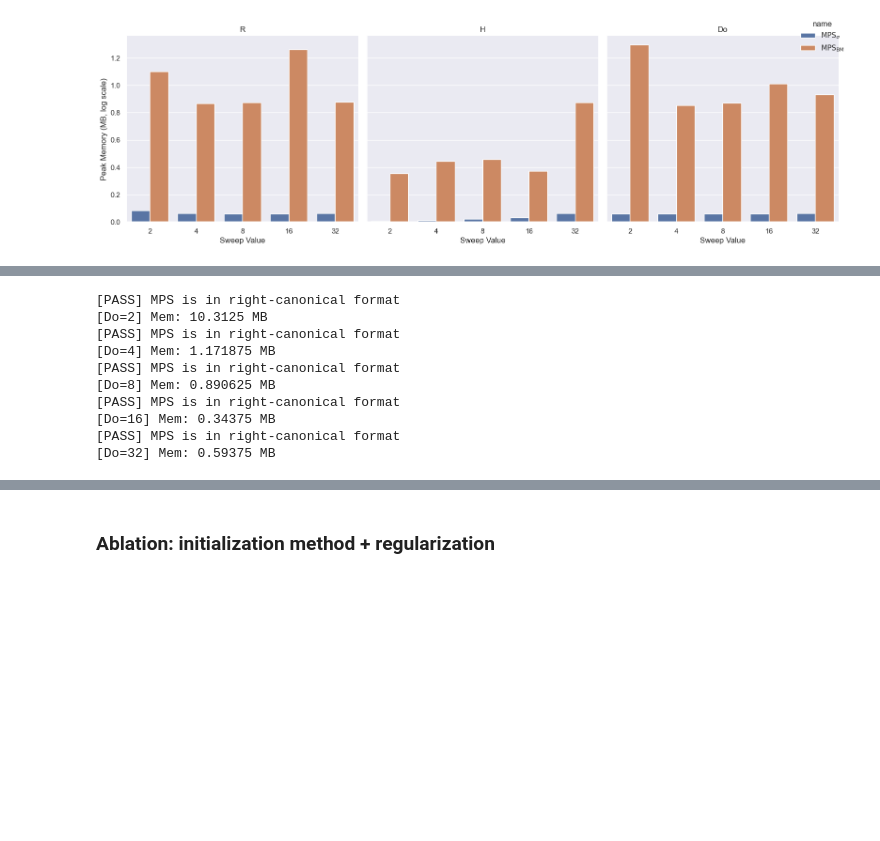
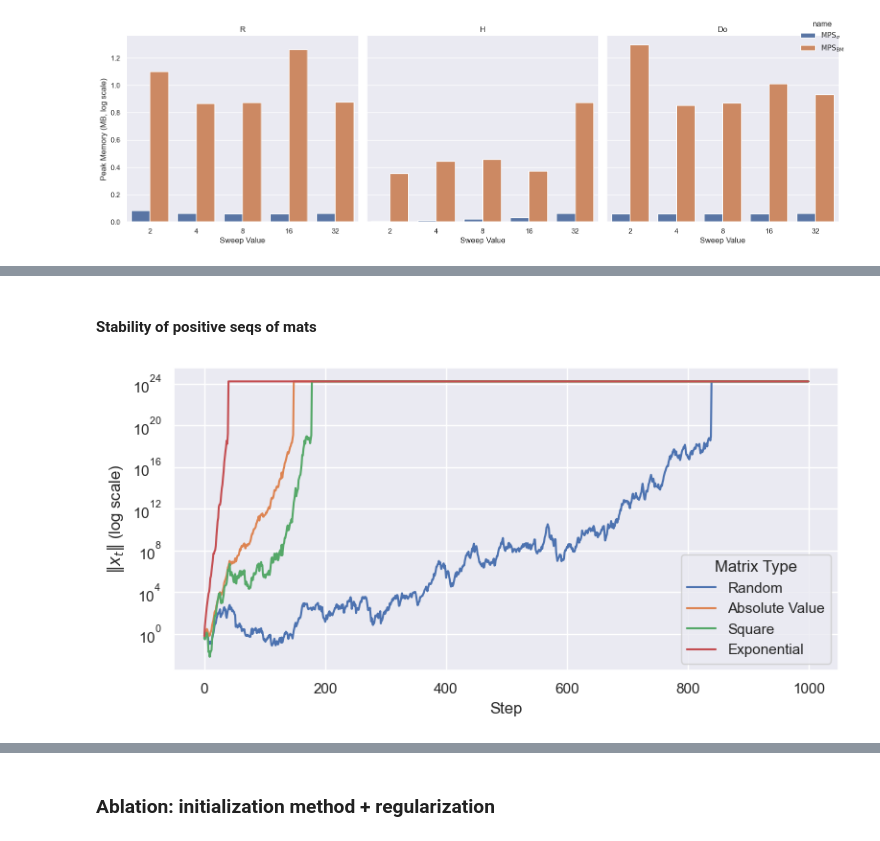
Before and after one commit to marawangamal/ptn, a Jupyter notebook: scripts/results.ipynb, the cells around one changed output, grey strips where cells are left out. Drawn from its saved outputs; the diff is of its cells as text; code cells hidden in the pictures; blank space fills up the shorter version.

```diff
--- a/scripts/results.ipynb
+++ b/scripts/results.ipynb
@@ -679,32 +681,54 @@ g2 = sns.catplot(
 [figure]
+# %% [markdown]
+#### Stability of positive seqs of mats
 # %%
-import torch
+import torch, numpy as np, pandas as pd, seaborn as sns, matplotlib.pyplot as plt
+from math import isfinite
 
-B, H, R, Di = 1, 5, 2, 1  # Config used for Fig. 1
-for Do in [2, 4, 8, 16, 32]:
-    torch.cuda.reset_peak_memory_stats()
-    mem_before = torch.cuda.max_memory_allocated()
-    model = MHEADS["bm"](
-        config=AbstractDisributionHeadConfig(
-            rank=R, d_model=Di, d_output=Do, horizon=H
-        )
-    )
-    x = torch.randn(B, Di, device=device)
-    y = torch.randint(0, Do, (B, H), device=device)
+# Reproducibility
+torch.manual_seed(42); np.random.seed(42)
 
-    model.train_example(x, y)
+H, D = 1000, 2
+x0 = torch.randn(D)
 
-    # measure cpu memory after
-    mem_after = torch.cuda.max_memory_allocated()
-    print(f"[Do={Do}] Mem: {mem_after - mem_before} MB")
+exps = [
+    {"name": "Random",          "vec": x0.clone(), "fn": lambda W: W,        "is_inf": False},
+    {"name": "Absolute Value",  "vec": x0.clone(), "fn": lambda W: W.abs(),  "is_inf": False},
+    {"name": "Square",          "vec": x0.clone(), "fn": lambda W: W.square(),"is_inf": False},
+    {"name": "Exponential",     "vec": x0.clone(), "fn": lambda W: W.exp(),  "is_inf": False},
+]
+
+rows = []
+for t in range(H):
+    W = torch.randn(D, D)
+    for e in exps:
+        if e["is_inf"]:
+            norm = float("inf")
+        else:
+            M = e["fn"](W)
+            e["vec"] = M @ e["vec"]
+            norm = torch.linalg.norm(e["vec"]).item()
+            # flip the switch if either the vector OR the norm is non-finite
+            if not torch.isfinite(e["vec"]).all() or not isfinite(norm):
+                e["is_inf"] = True
+                norm = float("inf")
+        rows.append({"Step": t, "psi": norm, "Matrix Type": e["name"]})
+
+df = pd.DataFrame(rows)
+
+# Replace inf with a big finite for log-plotting; guard when all are inf
+finite_vals = df[np.isfinite(df["psi"])]["psi"]
+scale = (finite_vals.max() if not finite_vals.empty else 1.0) * 1e5
+df["psi"] = df["Vector Norm"].replace([np.inf, -np.inf], scale)
+
+sns.set_theme()
+plt.figure(figsize=(8, 4))
+sns.lineplot(data=df, x="Step", y="Vector Norm", hue="Matrix Type")
+plt.yscale("log")
+plt.xlabel("Step")
+plt.ylabel(r"$\|x_t\|$ (log scale)")
+plt.legend(title="Matrix Type")
+plt.tight_layout()
+plt.show()
 # %% [output]
-[PASS] MPS is in right-canonical format
-[Do=2] Mem: 10.3125 MB
-[PASS] MPS is in right-canonical format
-[Do=4] Mem: 1.171875 MB
-[PASS] MPS is in right-canonical format
-[Do=8] Mem: 0.890625 MB
-[PASS] MPS is in right-canonical format
-[Do=16] Mem: 0.34375 MB
-[PASS] MPS is in right-canonical format
-[Do=32] Mem: 0.59375 MB
+[figure, added]
```
Also changed, not shown: parts of 4 cells of this notebook, 2 other files.
